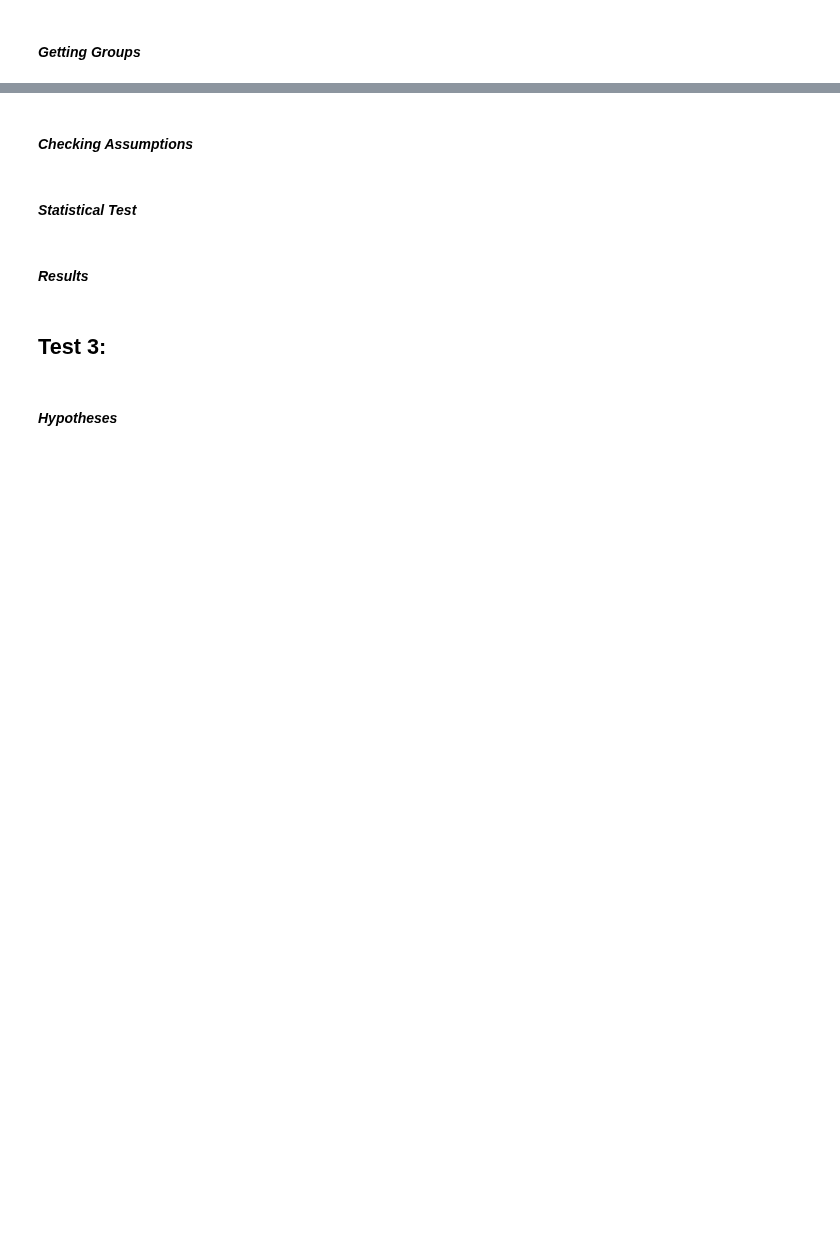
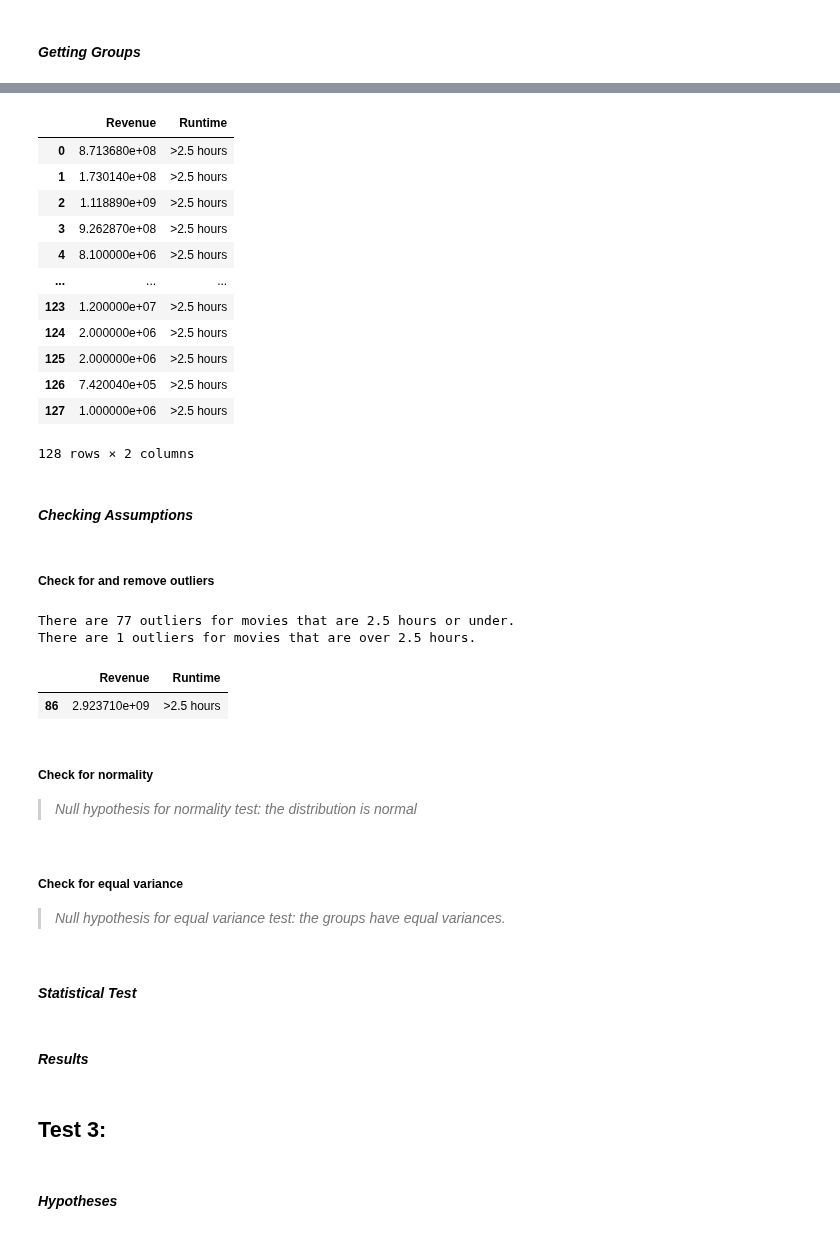
Before and after one commit to john-a-dixon/movie-success-analysis, a Jupyter notebook: 4-hypothesis-testing.ipynb, the cells around one changed output, grey strips where cells are left out. Cells and saved outputs as stored; diff of their text form; code cells hidden in the pictures; blank space fills up the shorter version.

Commit message:
Doing the second hypothesis test.

```diff
--- a/4-hypothesis-testing.ipynb
+++ b/4-hypothesis-testing.ipynb
@@ -245,2 +264,31 @@ pd.read_sql(query, engine)
+# %%
+# Get all movies that are over 2.5 hours and have valid revenue info
+query = """
+SELECT d.revenue as Revenue, ">2.5 hours" AS Runtime
+FROM title_basics AS b
+JOIN tmdb_data AS d
+  ON b.tconst = d.imdb_id
+WHERE runtime_minutes > 150
+  AND revenue > 0;
+"""
+
+over_150_min = pd.read_sql(query, engine)
+over_150_min
+# %% [output]
+|  | Revenue | Runtime |
+| 0 | 8.713680e+08 | >2.5 hours |
+| 1 | 1.730140e+08 | >2.5 hours |
+| 2 | 1.118890e+09 | >2.5 hours |
+| 3 | 9.262870e+08 | >2.5 hours |
+| 4 | 8.100000e+06 | >2.5 hours |
+| ... | ... | ... |
+| 123 | 1.200000e+07 | >2.5 hours |
+| 124 | 2.000000e+06 | >2.5 hours |
+| 125 | 2.000000e+06 | >2.5 hours |
+| 126 | 7.420040e+05 | >2.5 hours |
+| 127 | 1.000000e+06 | >2.5 hours |
+128 rows × 2 columns
 # %% [markdown]
 #### **_Checking Assumptions_**
+# %% [markdown]
+##### Check for and remove outliers
@@ -247,3 +299,28 @@ pd.read_sql(query, engine)
+# %%
+# Get the outliers for each group
+under_150_min_outliers = abs(under_150_min_z_scores) > 3
+over_150_min_outliers =  abs(over_150_min_z_scores) > 3
+print(f"There are {under_150_min_outliers.sum()} outliers for movies that are 2.5 hours or under.")
+print(f"There are {over_150_min_outliers.sum()} outliers for movies that are over 2.5 hours.")
+# %% [output]
+There are 77 outliers for movies that are 2.5 hours or under.
+There are 1 outliers for movies that are over 2.5 hours.
+# %%
+# Remove outliers for each group
+under_150_min = under_150_min.loc[~under_150_min_outliers, :]
+over_150_min = over_150_min.loc[over_150_min_outliers, :]
+over_150_min
+# %% [output]
+|  | Revenue | Runtime |
+| 86 | 2.923710e+09 | >2.5 hours |
+# %% [markdown]
+##### Check for normality
+
+> _Null hypothesis for normality test: the distribution is normal_
+# %% [markdown]
+##### Check for equal variance
+
+> _Null hypothesis for equal variance test: the groups have equal variances._
 # %% [markdown]
 #### **_Statistical Test_**
 # %% [markdown]
```
Also changed, not shown: parts of 15 cells of this notebook.
